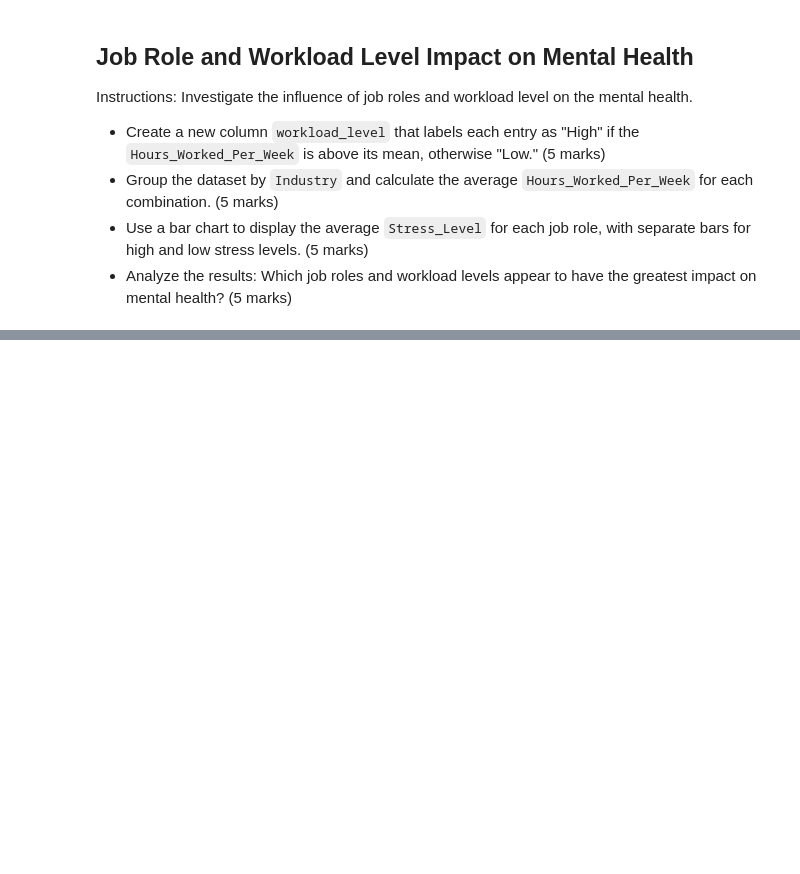
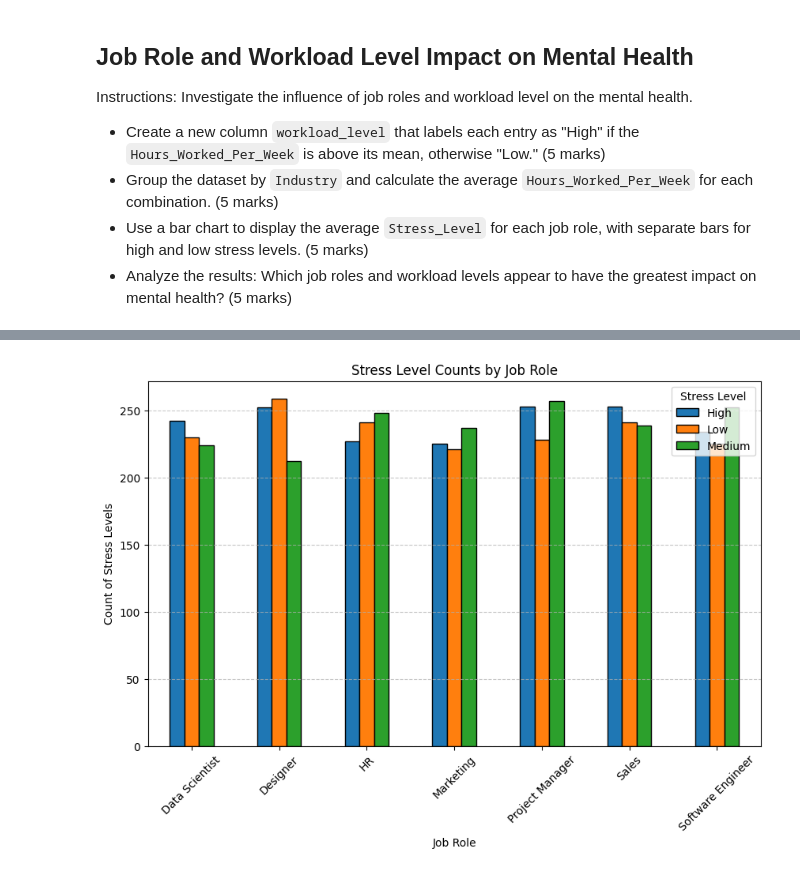
Before and after one commit to kuruxxii/PythonDA-course-assessment-submission, a Jupyter notebook: Assessment/Data_Analytics_with_Python_Assessment.ipynb, the cells around one changed output, grey strips where cells are left out. Cells and saved outputs as stored; diff of their text form; code cells hidden in the pictures; blank space fills up the shorter version.

```diff
--- a/Assessment/Data_Analytics_with_Python_Assessment.ipynb
+++ b/Assessment/Data_Analytics_with_Python_Assessment.ipynb
@@ -523,0 +522,6 @@ Instructions: Investigate the influence of job roles and workload level on the m
+# %%
+# Calculate the mean of Hours_Worked_Per_Week
+mean_hours_worked = df['Hours_Worked_Per_Week'].mean()
+
+# Create a new column 'workload_level'
+df['workload_level'] = df['Hours_Worked_Per_Week'].apply(lambda x: 'High' if x > mean_hours_worked else 'Low')
@@ -523,0 +542,15 @@ Instructions: Investigate the influence of job roles and workload level on the m
+# %%
+# Calculate counts of Stress_Level for each Job_Role
+stress_counts = df.groupby(['Job_Role', 'Stress_Level']).size().unstack()
+
+# Create a bar chart
+stress_counts.plot(kind='bar', figsize=(10, 6), edgecolor='black')
+plt.title('Stress Level Counts by Job Role')
+plt.xlabel('Job Role')
+plt.ylabel('Count of Stress Levels')
+plt.xticks(rotation=45)
+plt.legend(title='Stress Level', loc='upper right')
+plt.grid(axis='y', linestyle='--', alpha=0.7)
+plt.show()
+# %% [output]
+[figure, added]
```
Also changed, not shown: parts of 3 cells of this notebook.
